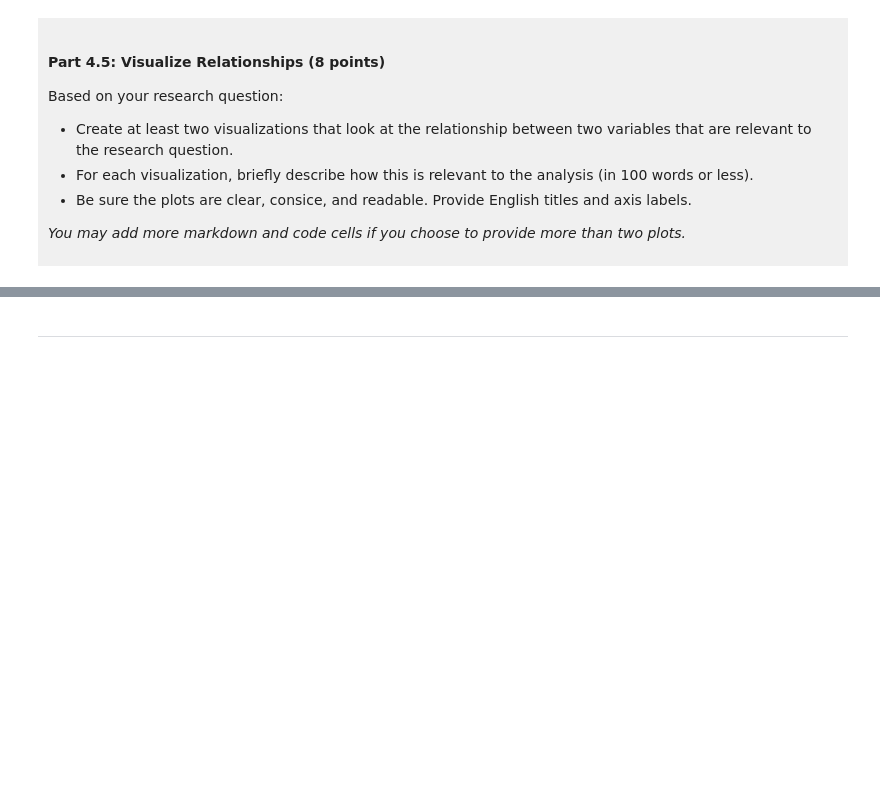
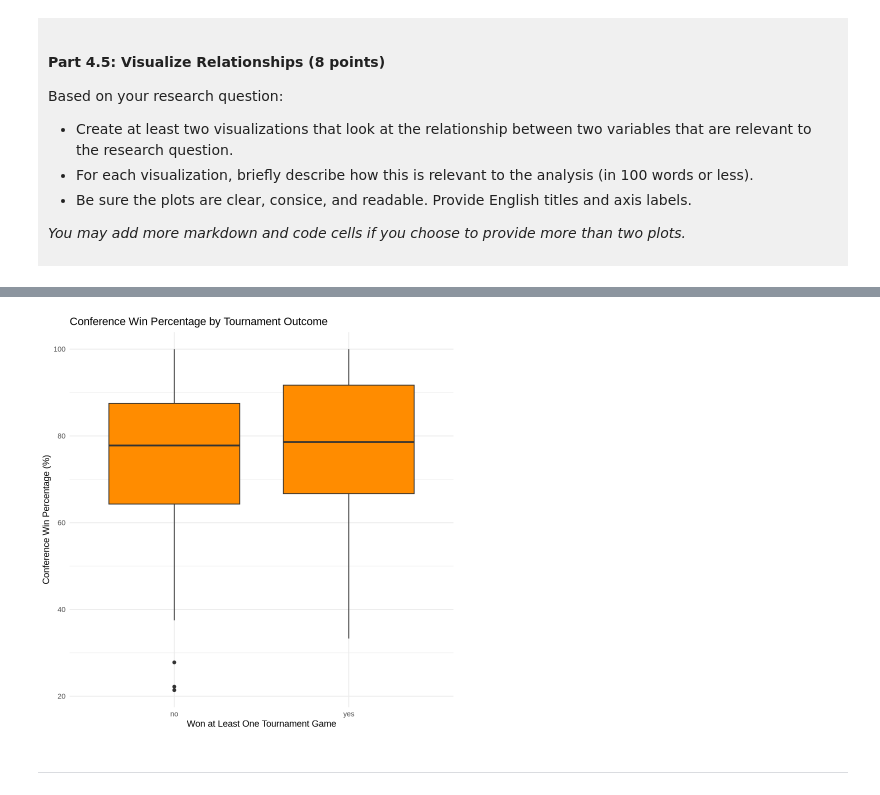
Before and after one commit to lierple/dsci-100-project-lier-peng, a Jupyter notebook: dsci-100-project-notebook.ipynb, the cells around one changed output, grey strips where cells are left out. Saved outputs shown, nothing was run; the diff lists cells and outputs as text; code cells hidden in the pictures; blank space fills up the shorter version.

```diff
--- a/dsci-100-project-notebook.ipynb
+++ b/dsci-100-project-notebook.ipynb
@@ -325,5 +384,12 @@ Visualization 2: %%% EDIT THIS MARKDOWN CELL%%%
 # %%
-### EDIT THIS CODE CELL FOR VISUALIZATION 2###
+ggplot(basketball_tidy, aes(x = won_game, y = conf_wins_pct)) +
+  geom_boxplot(fill = "darkorange") +
+  labs(title = "Conference Win Percentage by Tournament Outcome",
+       x = "Won at Least One Tournament Game",
+       y = "Conference Win Percentage (%)") +
+  theme_minimal()
+# %% [output]
+[figure, added]
 # %% [markdown]
 ------
 # %% [markdown]
```
Also changed, not shown: parts of 9 cells of this notebook.
